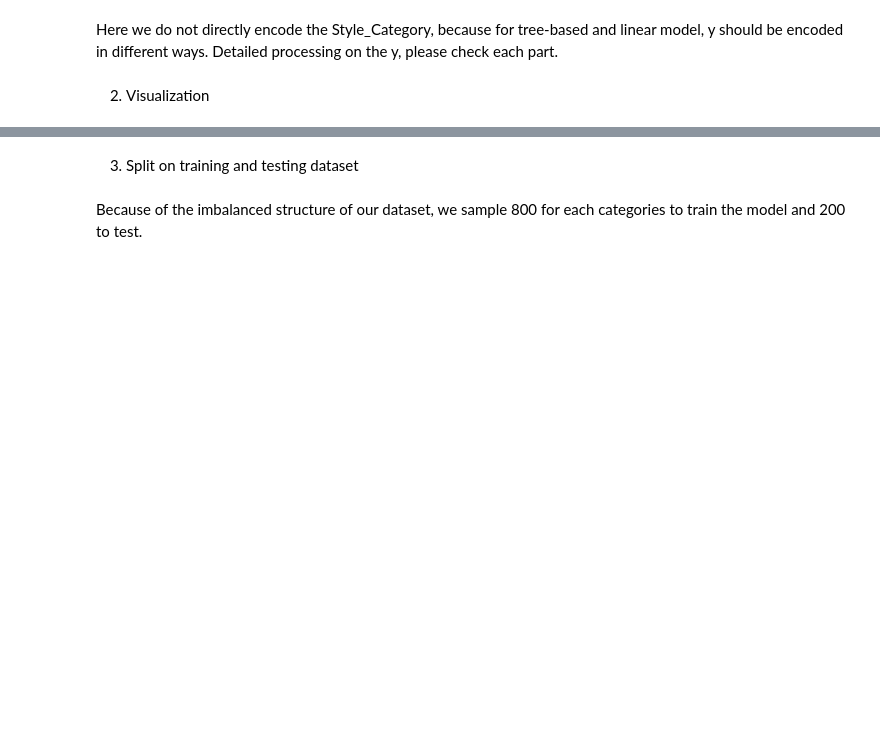
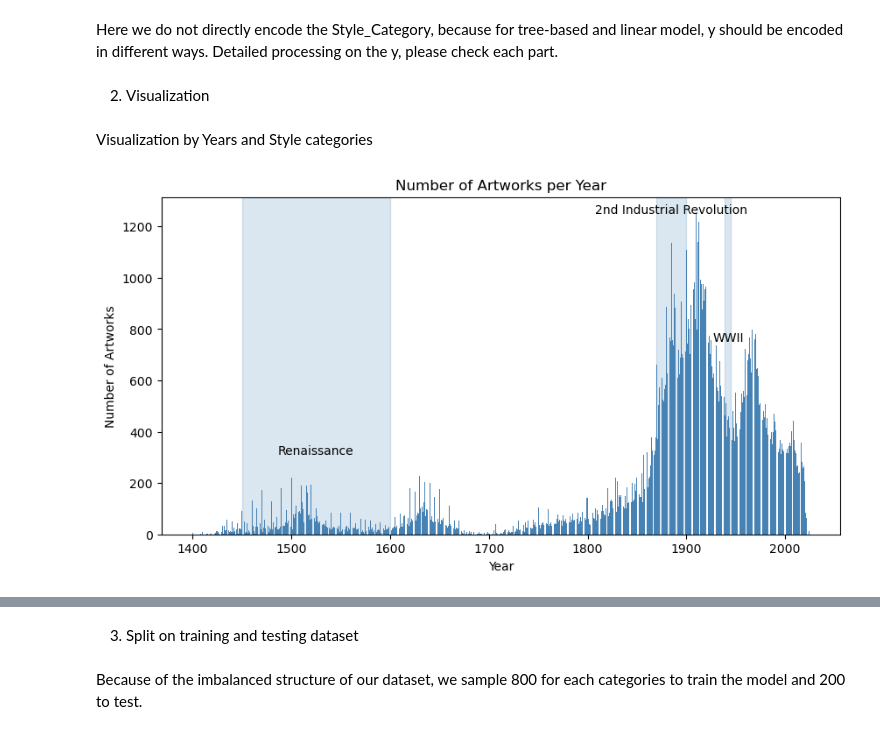
Before and after one commit to yangyuwang/painting_style_prediction, a Jupyter notebook: P2_Yangyu_Avi_Gio.ipynb, the cells around one changed output, grey strips where cells are left out. Cells and saved outputs as stored; diff of their text form; code cells hidden in the pictures; blank space fills up the shorter version.

```diff
--- a/P2_Yangyu_Avi_Gio.ipynb
+++ b/P2_Yangyu_Avi_Gio.ipynb
@@ -63,0 +62,2 @@ Here we do not directly encode the Style_Category, because for tree-based and li
+# %% [markdown]
+Visualization by Years and Style categories
@@ -63,0 +67,26 @@ Here we do not directly encode the Style_Category, because for tree-based and li
+# %%
+painting_feature_nondup = painting_feature.drop_duplicates("image_n")
+# %%
+yearly_counts = painting_feature_nondup.groupby("Year").size().reset_index(name="Artwork_Count")
+# %%
+yearly_counts["Year"] = yearly_counts["Year"].astype(int)
+# %%
+plt.figure(figsize=(10, 5))
+ax = plt.bar(data=yearly_counts, x="Year", height="Artwork_Count", color="steelblue")
+
+plt.xlabel("Year")
+plt.ylabel("Number of Artworks")
+plt.title("Number of Artworks per Year")
+
+plt.axvspan(1450, 1600, color='steelblue', alpha=0.2)
+plt.text(1525, yearly_counts["Artwork_Count"].max() * 0.25, "Renaissance", fontsize=10, color="black", ha='center')
+
+plt.axvspan(1870, 1900, color='steelblue', alpha=0.2)
+plt.text(1885, yearly_counts["Artwork_Count"].max() * 1, "2nd Industrial Revolution", fontsize=10, color="black", ha='center')
+
+plt.axvspan(1939, 1945, color='steelblue', alpha=0.2)
+plt.text(1942.5, yearly_counts["Artwork_Count"].max() * 0.6, "WWII", fontsize=10, color="black", ha='center')
+
+plt.show()
+# %% [output]
+[figure, added]
```
Also changed, not shown: parts of 14 cells of this notebook.
